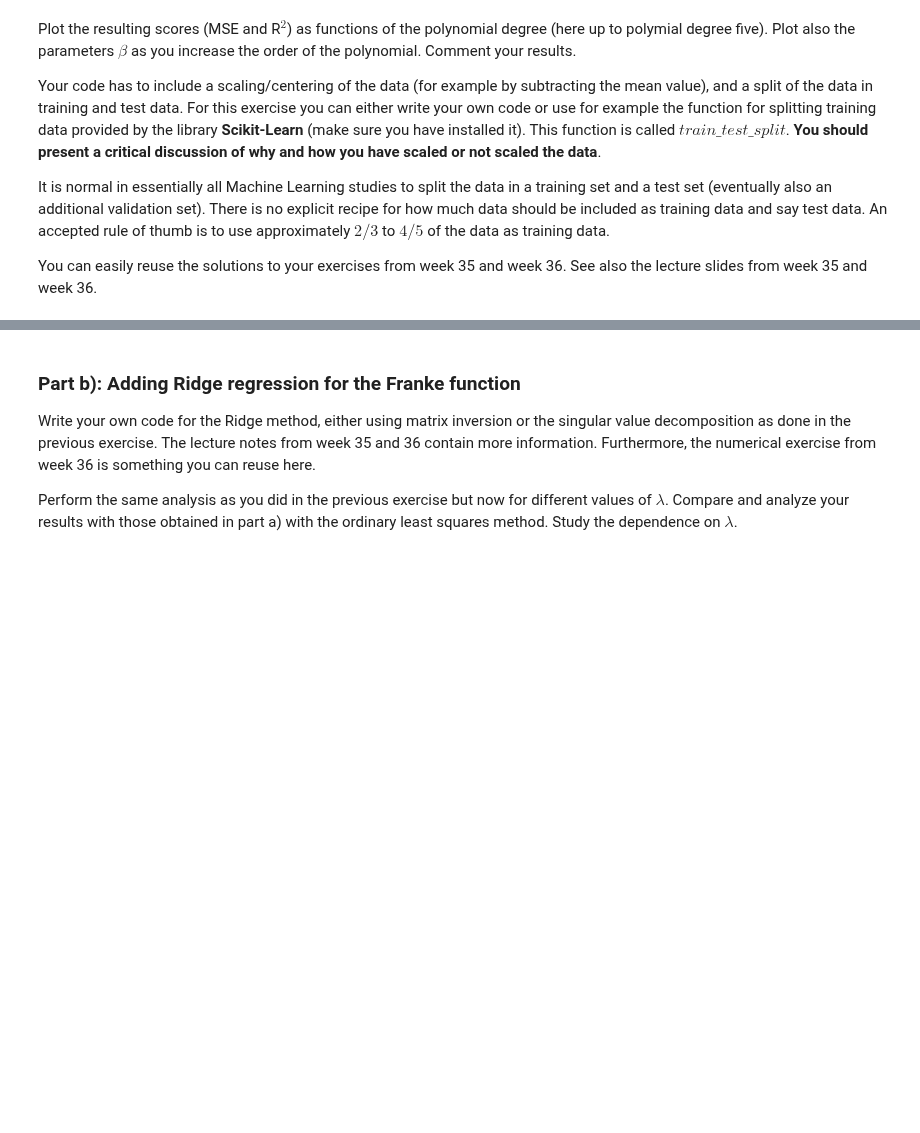
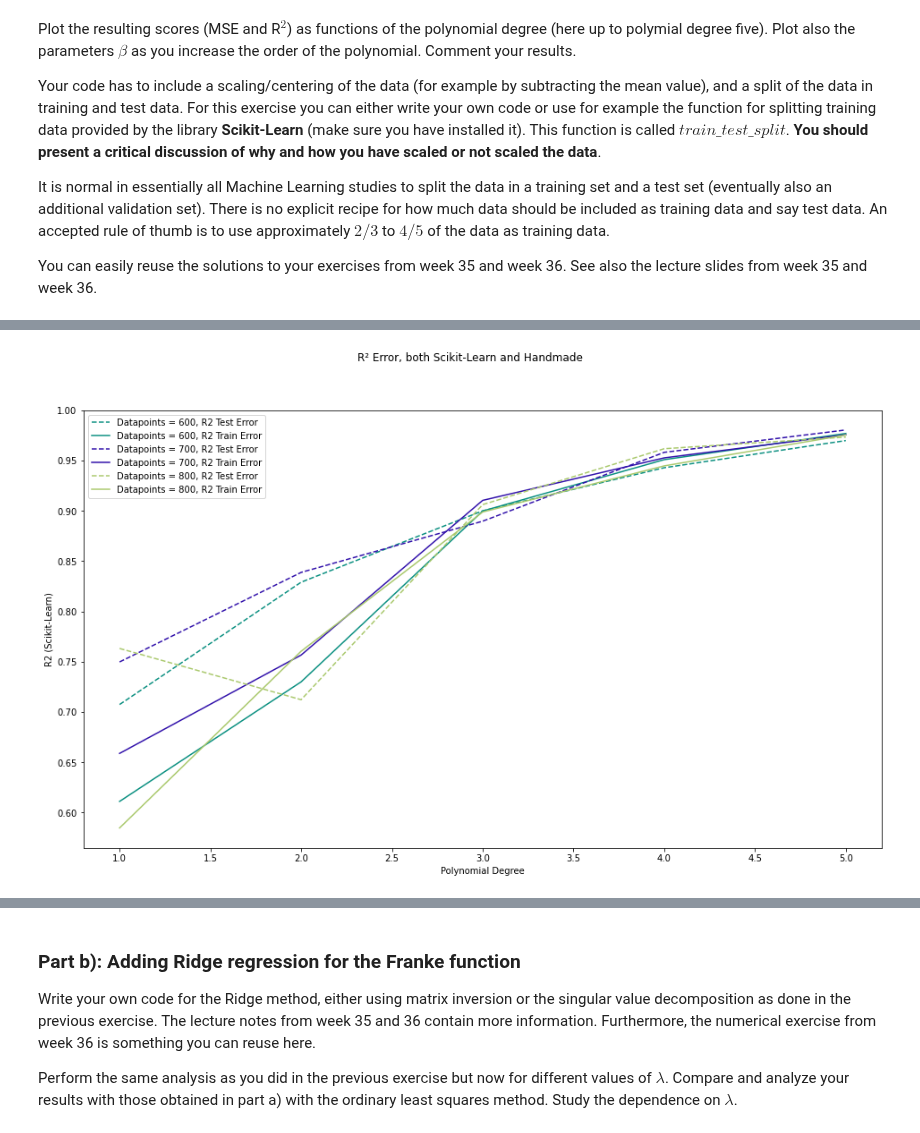
Before and after one commit to Sofriet/Project1data-ml, a Jupyter notebook: Project1.ipynb, the cells around one changed output, grey strips where cells are left out. Drawn from its saved outputs; the diff is of its cells as text; code cells hidden in the pictures; blank space fills up the shorter version.

```diff
--- a/Project1.ipynb
+++ b/Project1.ipynb
@@ -351,0 +349,80 @@ plt.show()
+# %%
+def run_OLS(datapoints, PolynomialDegree, label):
+    PolyDegree = []
+    MSETrainScikit = []
+    MSETestScikit = []
+    R2TrainScikit = []
+    R2TestScikit = []
+
+    MSETrain = []
+    MSETest = []
+    R2Train = []
+    R2Test = []
+
+    x = np.random.uniform(size=datapoints)
+    y = np.random.uniform(size=datapoints)
+    z = FrankeFunction(x, y) # + 0.07*np.random.normal(0, 1, size=datapoints)
+
+    # We keep the same seed to ensure the same results
+    np.random.seed(1509)
+
+    #I commented this out bc idk why you should fit it twice
+    #clf = LinearRegression().fit(X_train, z_train)
+
+
+    for degree in range(1, PolynomialDegree + 1):
+        X = create_X(x, y, n=degree)
+        X_train, X_test, z_train, z_test = train_test_split(X, z, test_size=0.2)
+
+        # Scaling Method
+        # scaler = StandardScaler()
+        # scaler.fit(X_train)
+        # X_train = scaler.transform(X_train)
+        # X_test = scaler.transform(X_test)
+
+        PolyDegree.append(degree)
+
+        # Scikit-Learn version
+        model = LinearRegression(fit_intercept=False)
+        clf = model.fit(X_train, z_train)
+        z_fit = clf.predict(X_train)
+        z_pred = clf.predict(X_test)
+
+        MSETrainScikit.append(mean_squared_error(z_fit, z_train))
+        MSETestScikit.append(mean_squared_error(z_test, z_pred))
+        R2TrainScikit.append(r2_score(z_fit, z_train))
+        R2TestScikit.append(r2_score(z_test, z_pred))
+
+    color = "%06x" % rd.randint(0, 0xFFFFFF) # Keep both Train and Test the same color
+    if label == 'R2':
+        plt.plot(PolyDegree, R2TestScikit,  linestyle = '--',  color = "#" + color, label=f'Datapoints = {datapoints}, R2 Test Error')
+        plt.plot(PolyDegree, R2TrainScikit,  color = "#" + color, label=f'Datapoints = {datapoints}, R2 Train Error')
+
+    else:
+        plt.plot(PolyDegree, MSETestScikit, linestyle = '--', color = "#" + color,  label=f'Datapoints = {datapoints}, MSE Test Error')
+        plt.plot(PolyDegree, MSETrainScikit,  color = "#" + color, label=f'Datapoints = {datapoints}, MSE Train Error')
+
+
+PolynomialDegree = 5
+datapoints_list = [600,700,800]
+
+plt.figure(figsize=(16,9))
+for datapoints in datapoints_list:
+    #plotting the R2 for every amount of datapoints
+    run_OLS(datapoints, PolynomialDegree, 'R2')
+plt.xlabel('Polynomial Degree')
+plt.ylabel('R2 (Scikit-Learn)')
+plt.legend()
+plt.suptitle("R² Error, both Scikit-Learn and Handmade")
+plt.show()
+
+plt.figure(figsize=(16,9))
+for datapoints in datapoints_list:
+    run_OLS(datapoints, PolynomialDegree, 'MSE')
+plt.xlabel('Polynomial Degree')
+plt.ylabel('MSE (Scikit-Learn)')
+plt.legend()
+plt.suptitle("Mean Squared Error, both Scikit-Learn and Handmade")
+plt.show()
+# %% [output]
+[figure, added]
```
Also changed, not shown: parts of 8 cells of this notebook.
